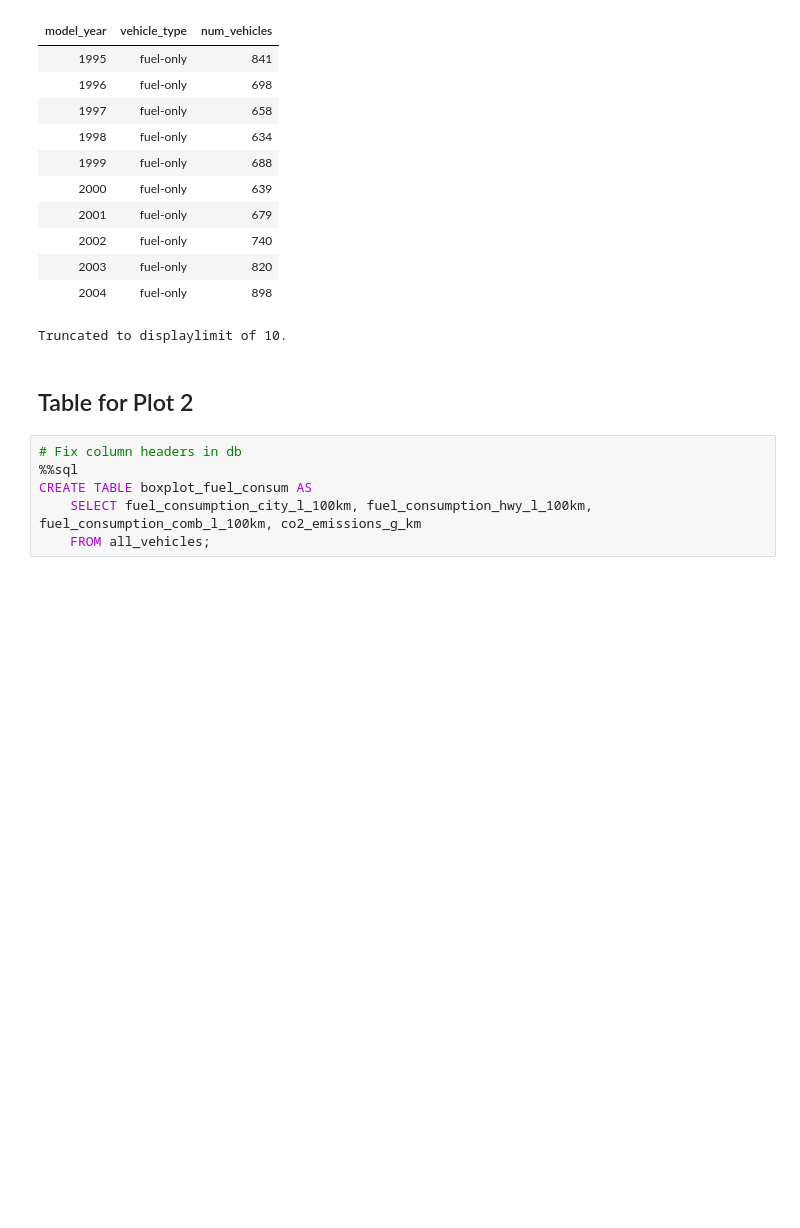
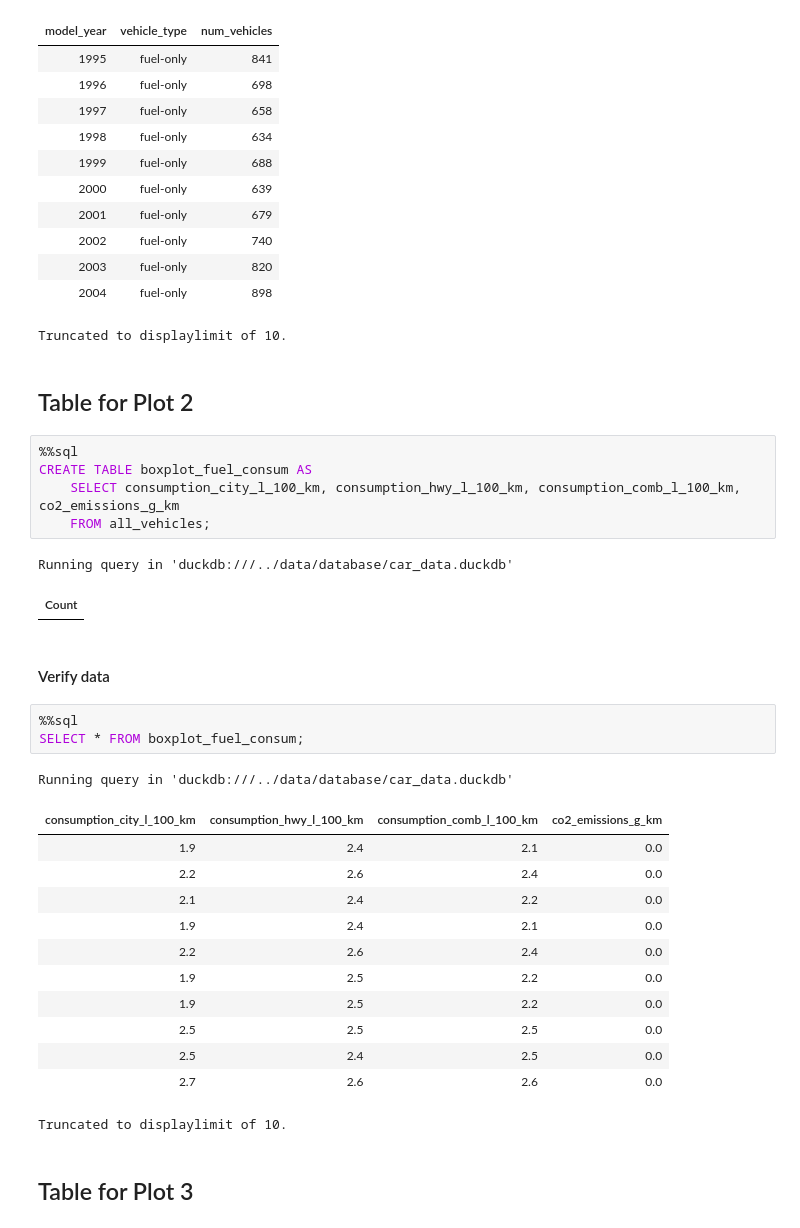
Before and after one commit to jhicks2306/vehicle-co2, a Jupyter notebook: pipeline/src/eda-pipeline.ipynb, the cells around one changed output. Saved outputs shown, nothing was run; the diff lists cells and outputs as text; blank space fills up the shorter version.

```diff
--- a/pipeline/src/eda-pipeline.ipynb
+++ b/pipeline/src/eda-pipeline.ipynb
@@ -99,8 +89,31 @@ Truncated to displaylimit of 10.
 # %% [markdown]
 ## Table for Plot 2
 # %%
-# Fix column headers in db
 %%sql
 CREATE TABLE boxplot_fuel_consum AS
-    SELECT fuel_consumption_city_l_100km, fuel_consumption_hwy_l_100km, fuel_consumption_comb_l_100km, co2_emissions_g_km
+    SELECT consumption_city_l_100_km, consumption_hwy_l_100_km, consumption_comb_l_100_km, co2_emissions_g_km
     FROM all_vehicles;
+# %% [output]
+Running query in 'duckdb:///../data/database/car_data.duckdb'
+| Count |
+# %% [markdown]
+#### Verify data
+# %%
+%%sql
+SELECT * FROM boxplot_fuel_consum;
+# %% [output]
+Running query in 'duckdb:///../data/database/car_data.duckdb'
+| consumption_city_l_100_km | consumption_hwy_l_100_km | consumption_comb_l_100_km | co2_emissions_g_km |
+| 1.9 | 2.4 | 2.1 | 0.0 |
+| 2.2 | 2.6 | 2.4 | 0.0 |
+| 2.1 | 2.4 | 2.2 | 0.0 |
+| 1.9 | 2.4 | 2.1 | 0.0 |
+| 2.2 | 2.6 | 2.4 | 0.0 |
+| 1.9 | 2.5 | 2.2 | 0.0 |
+| 1.9 | 2.5 | 2.2 | 0.0 |
+| 2.5 | 2.5 | 2.5 | 0.0 |
+| 2.5 | 2.4 | 2.5 | 0.0 |
+| 2.7 | 2.6 | 2.6 | 0.0 |
+Truncated to displaylimit of 10.
+# %% [markdown]
+## Table for Plot 3
```
Also changed, not shown: parts of 14 cells of this notebook, 1 other file.
